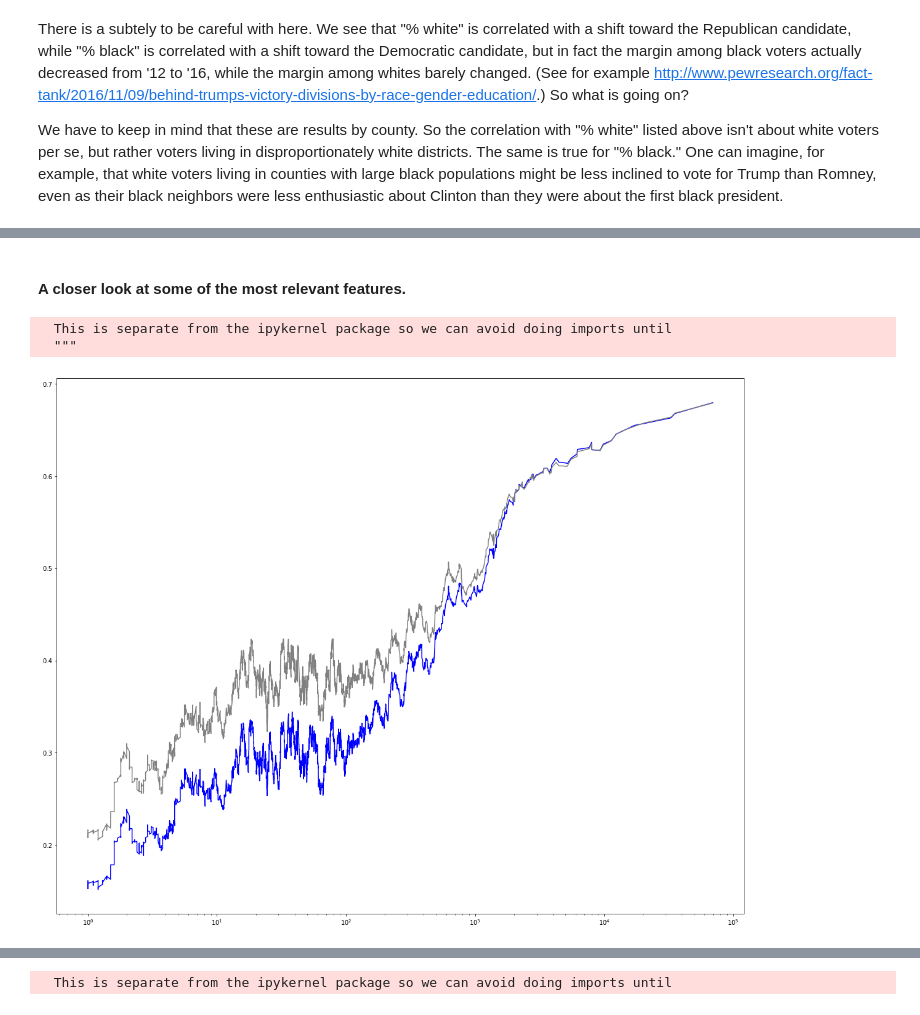
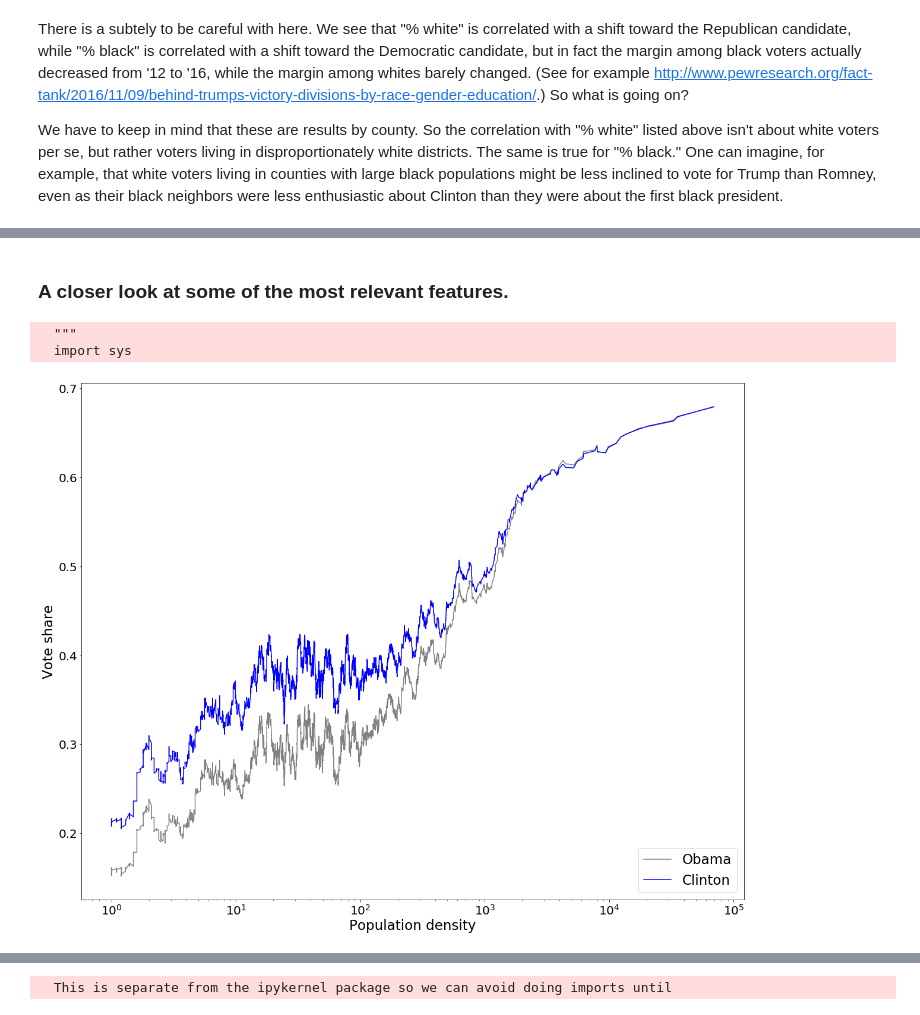
Before and after one commit to r-broderick/election_2016, a Jupyter notebook: 2016 Election Notebook v2.ipynb, the cells around one changed output, grey strips where cells are left out. Cells and saved outputs as stored; diff of their text form; code cells hidden in the pictures.

```diff
--- a/2016 Election Notebook v2.ipynb
+++ b/2016 Election Notebook v2.ipynb
@@ -38,7 +40,7 @@ totals = []
 
 for i in range(1121):
     for j in range(881):
-        if rain_alt.mask[j,i] == False:
+        if rain.mask[j,i] == False:
             lon, lat = bm(rain_x[i], rain_y[j], inverse = True)
             lats.append(lat)
             longs.append(lon)
@@ -217,10 +219,10 @@ full_1216_df['GOP votes change'] = \
     100*(full_1216_df['GOP votes 16'] - full_1216_df['GOP votes 12'])
 
 full_1216_df['GOP votes change factor'] = \
-    100*(full_1216_df['GOP votes 16']/full_1216_df['GOP votes 12'])
+    (full_1216_df['GOP votes 16']/full_1216_df['GOP votes 12'])
 
 full_1216_df['Dem votes change factor'] = \
-    100*(full_1216_df['Dem votes 16']/full_1216_df['Dem votes 12'])
+    (full_1216_df['Dem votes 16']/full_1216_df['Dem votes 12'])
 # %%
 full_df.columns
 # %% [output]
@@ -407,21 +502,25 @@ plt.show()
 # %% [markdown]
-#### A closer look at some of the most relevant features.
+### A closer look at some of the most relevant features.
 # %%
 # Obama's 2012 support came disproportionately from densely populated areas;
 # Clinton's 2016 support even more so.
 
 plt.figure(figsize=(20, 16))
 y = pd.rolling_mean(full_1216_df.sort_values(by = 'density')['% Dem 16'], 50)
 x = full_1216_df.sort_values(by = 'density')['density']
 y2 = pd.rolling_mean(full_1216_df.sort_values(by = 'density')['% Dem 12'], 50)
-plt.plot(x, y, color = 'blue')
-plt.plot(x, y2, color = 'grey')
+plt.plot(x, y, color = 'grey', label = 'Obama')
+plt.plot(x, y2, color = 'blue', label = 'Clinton')
 plt.gca().set_xscale('log')
+plt.xlabel('Population density', fontsize = 23)
+plt.ylabel('Vote share', fontsize = 23)
+plt.legend(loc = 'lower right', fontsize = 23)
+plt.gca().tick_params('both', labelsize = 20)
 plt.show()
 # %% [output]
-  This is separate from the ipykernel package so we can avoid doing imports until
   """
+  import sys
-[figure, old version]
+[figure, new version]
 # %%
 # Counties with a higher proportion of non-hispanic white citizens
 # tended
```
Also changed, not shown: parts of 22 cells of this notebook.
